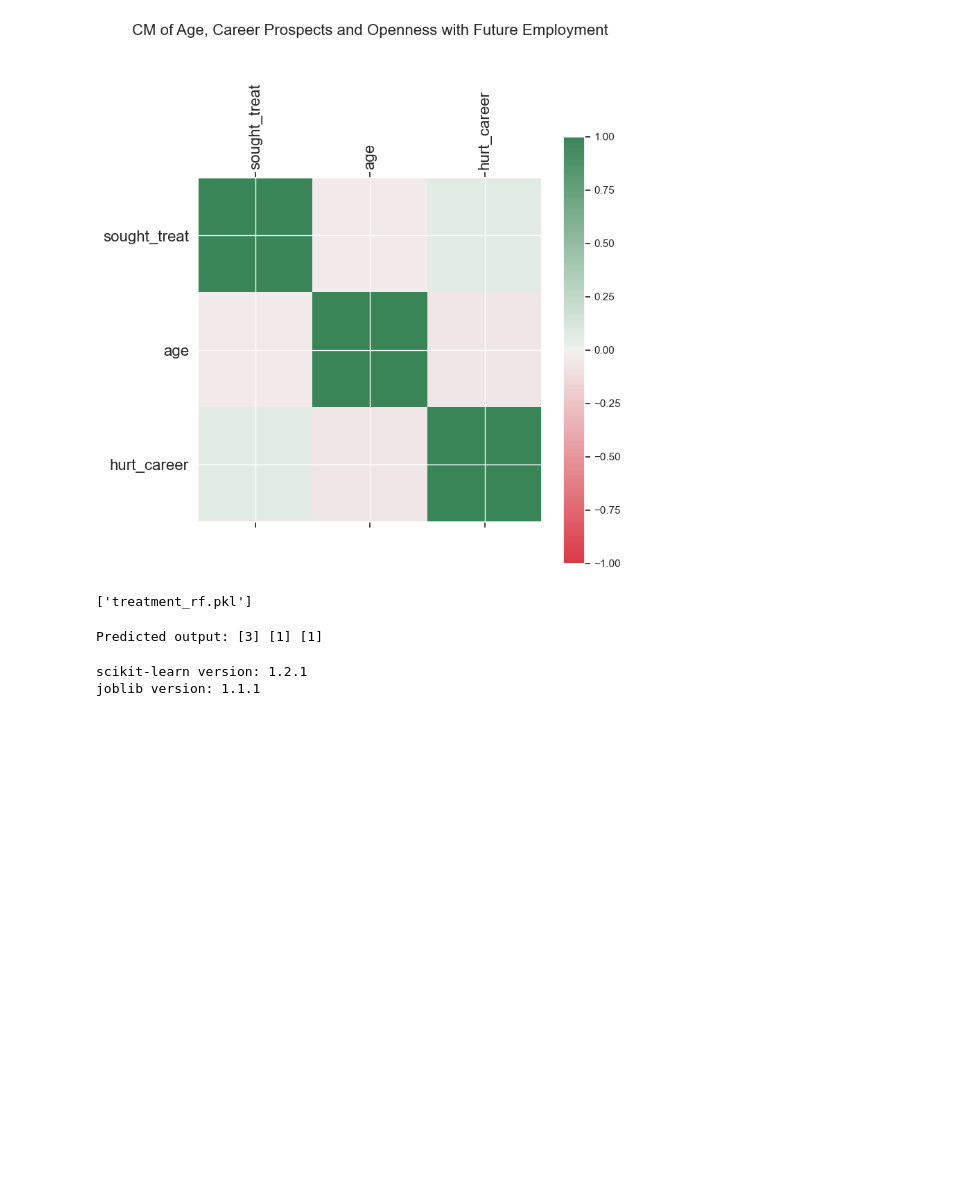
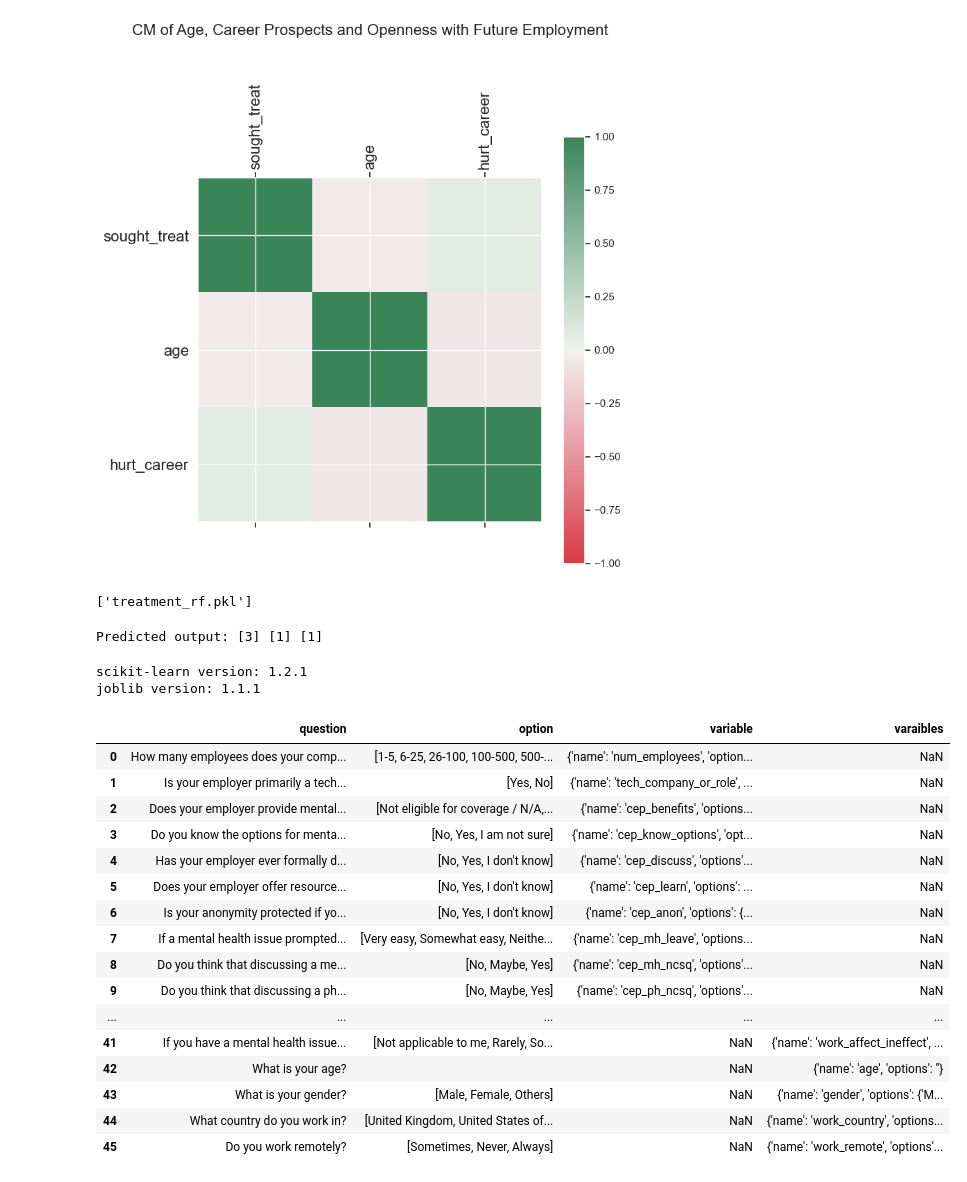
Before and after one commit to anshmahajan05/Mental-Health-Analysis, a Jupyter notebook: Machine-Learning/mental_bot.ipynb, the cells around one changed output. Cells and saved outputs as stored; diff of their text form; code cells hidden in the pictures; blank space fills up the shorter version.

```diff
--- a/Machine-Learning/mental_bot.ipynb
+++ b/Machine-Learning/mental_bot.ipynb
@@ -2000,3 +2020,26 @@ print("joblib version:", joblib.__version__)
 # %% [output]
 scikit-learn version: 1.2.1
 joblib version: 1.1.1
+# %%
+import pandas as pd
+
+df = pd.read_json('question.json')
+df
+# %% [output]
+|  | question | option | variable | varaibles |
+| 0 | How many employees does your comp... | [1-5, 6-25, 26-100, 100-500, 500-... | {'name': 'num_employees', 'option... | NaN |
+| 1 | Is your employer primarily a tech... | [Yes, No] | {'name': 'tech_company_or_role', ... | NaN |
+| 2 | Does your employer provide mental... | [Not eligible for coverage / N/A,... | {'name': 'cep_benefits', 'options... | NaN |
+| 3 | Do you know the options for menta... | [No, Yes, I am not sure] | {'name': 'cep_know_options', 'opt... | NaN |
+| 4 | Has your employer ever formally d... | [No, Yes, I don't know] | {'name': 'cep_discuss', 'options'... | NaN |
+| 5 | Does your employer offer resource... | [No, Yes, I don't know] | {'name': 'cep_learn', 'options': ... | NaN |
+| 6 | Is your anonymity protected if yo... | [No, Yes, I don't know] | {'name': 'cep_anon', 'options': {... | NaN |
+| 7 | If a mental health issue prompted... | [Very easy, Somewhat easy, Neithe... | {'name': 'cep_mh_leave', 'options... | NaN |
+| 8 | Do you think that discussing a me... | [No, Maybe, Yes] | {'name': 'cep_mh_ncsq', 'options'... | NaN |
+| 9 | Do you think that discussing a ph... | [No, Maybe, Yes] | {'name': 'cep_ph_ncsq', 'options'... | NaN |
+| ... | ... | ... | ... | ... |
+| 41 | If you have a mental health issue... | [Not applicable to me, Rarely, So... | NaN | {'name': 'work_affect_ineffect', ... |
+| 42 | What is your age? |  | NaN | {'name': 'age', 'options': ''} |
+| 43 | What is your gender? | [Male, Female, Others] | NaN | {'name': 'gender', 'options': {'M... |
+| 44 | What country do you work in? | [United Kingdom, United States of... | NaN | {'name': 'work_country', 'options... |
+| 45 | Do you work remotely? | [Sometimes, Never, Always] | NaN | {'name': 'work_remote', 'options'... |
```
Also changed, not shown: parts of 13 cells of this notebook, 3 other files.
